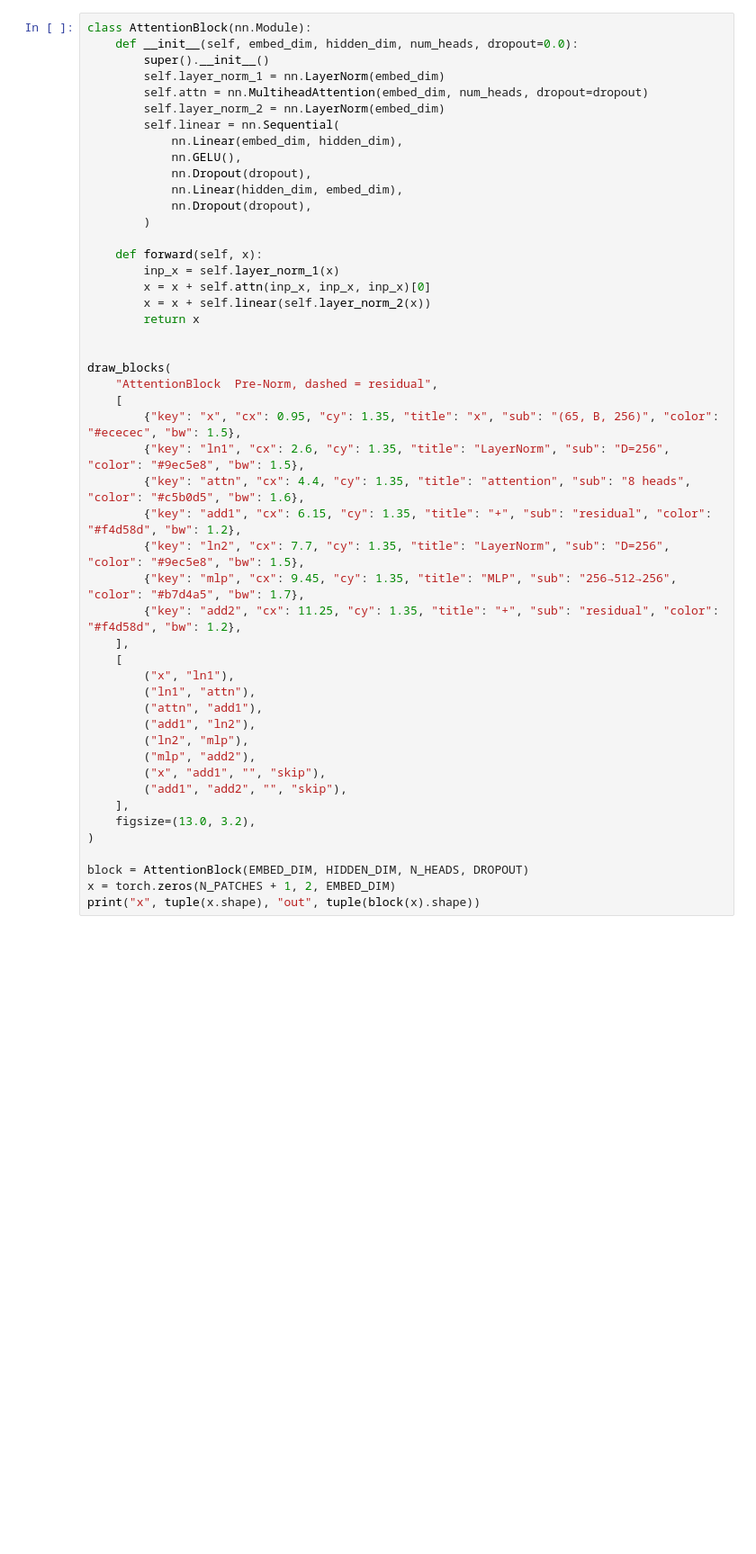
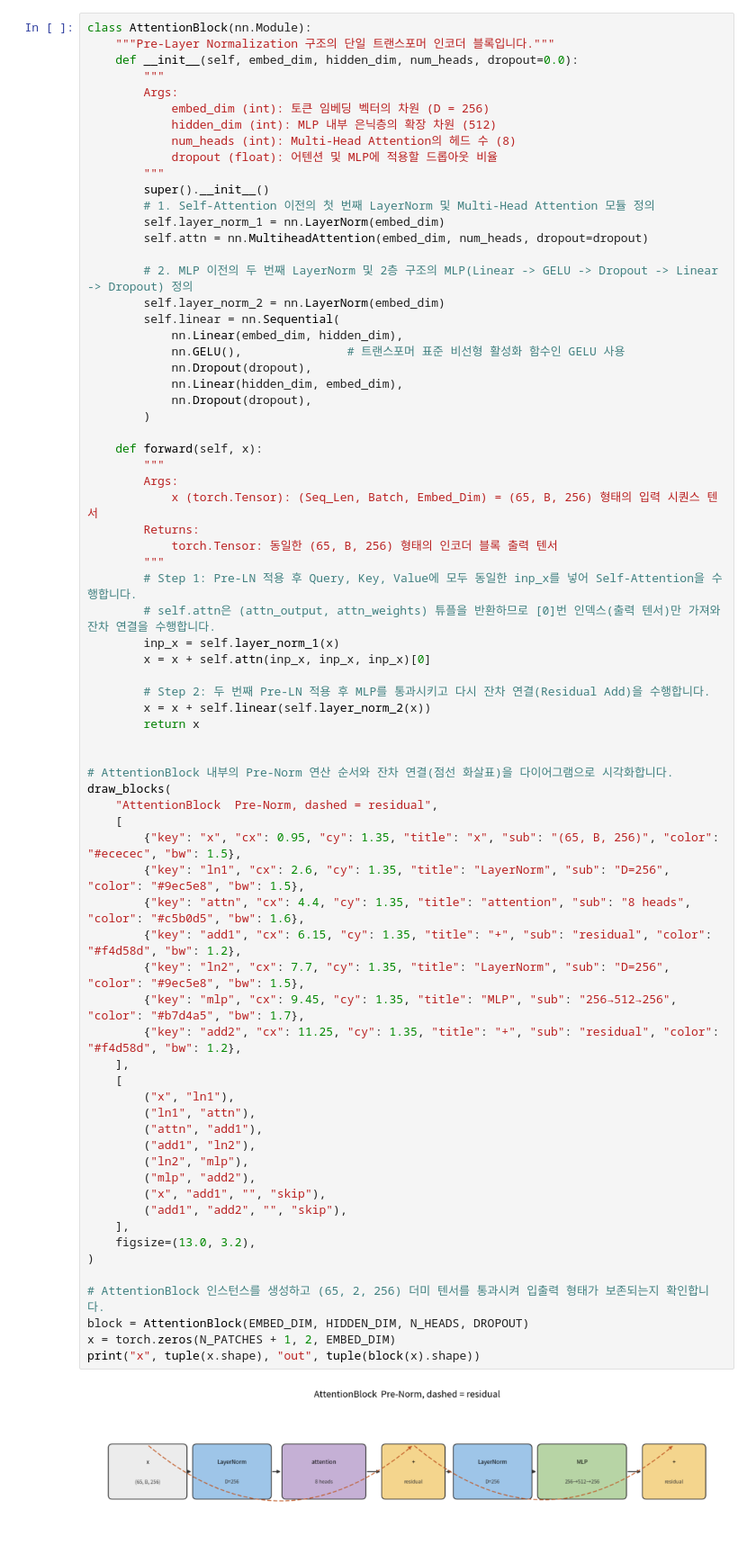
Before and after one commit to loveiori/ai-lectures, a Jupyter notebook: 7-4_ViT_CIFAR10_Classification.ipynb, the cells around one changed output. Shown at 90% size. Drawn from its saved outputs; the diff is of its cells as text; blank space fills up the shorter version.

```diff
--- a/7-4_ViT_CIFAR10_Classification.ipynb
+++ b/7-4_ViT_CIFAR10_Classification.ipynb
@@ -278,49 +435,74 @@ show_img(Image.open(buf), width=980)
 # %%
 class AttentionBlock(nn.Module):
+    """Pre-Layer Normalization 구조의 단일 트랜스포머 인코더 블록입니다."""
     def __init__(self, embed_dim, hidden_dim, num_heads, dropout=0.0):
+        """
+        Args:
+            embed_dim (int): 토큰 임베딩 벡터의 차원 (D = 256)
+            hidden_dim (int): MLP 내부 은닉층의 확장 차원 (512)
+            num_heads (int): Multi-Head Attention의 헤드 수 (8)
+            dropout (float): 어텐션 및 MLP에 적용할 드롭아웃 비율
+        """
         super().__init__()
+        # 1. Self-Attention 이전의 첫 번째 LayerNorm 및 Multi-Head Attention 모듈 정의
         self.layer_norm_1 = nn.LayerNorm(embed_dim)
         self.attn = nn.MultiheadAttention(embed_dim, num_heads, dropout=dropout)
+
+        # 2. MLP 이전의 두 번째 LayerNorm 및 2층 구조의 MLP(Linear -> GELU -> Dropout -> Linear -> Dropout) 정의
         self.layer_norm_2 = nn.LayerNorm(embed_dim)
         self.linear = nn.Sequential(
             nn.Linear(embed_dim, hidden_dim),
-            nn.GELU(),
+            nn.GELU(),               # 트랜스포머 표준 비선형 활성화 함수인 GELU 사용
             nn.Dropout(dropout),
             nn.Linear(hidden_dim, embed_dim),
             nn.Dropout(dropout),
         )
 
     def forward(self, x):
+        """
+        Args:
+            x (torch.Tensor): (Seq_Len, Batch, Embed_Dim) = (65, B, 256) 형태의 입력 시퀀스 텐서
+        Returns:
+            torch.Tensor: 동일한 (65, B, 256) 형태의 인코더 블록 출력 텐서
+        """
+        # Step 1: Pre-LN 적용 후 Query, Key, Value에 모두 동일한 inp_x를 넣어 Self-Attention을 수행합니다.
+        # self.attn은 (attn_output, attn_weights) 튜플을 반환하므로 [0]번 인덱스(출력 텐서)만 가져와 잔차 연결을 수행합니다.
         inp_x = self.layer_norm_1(x)
         x = x + self.attn(inp_x, inp_x, inp_x)[0]
+
+        # Step 2: 두 번째 Pre-LN 적용 후 MLP를 통과시키고 다시 잔차 연결(Residual Add)을 수행합니다.
         x = x + self.linear(self.layer_norm_2(x))
         return x
 
 
+# AttentionBlock 내부의 Pre-Norm 연산 순서와 잔차 연결(점선 화살표)을 다이어그램으로 시각화합니다.
 draw_blocks(
     "AttentionBlock  Pre-Norm, dashed = residual",
     [
         {"key": "x", "cx": 0.95, "cy": 1.35, "title": "x", "sub": "(65, B, 256)", "color": "#ececec", "bw": 1.5},
         {"key": "ln1", "cx": 2.6, "cy": 1.35, "title": "LayerNorm", "sub": "D=256", "color": "#9ec5e8", "bw": 1.5},
         {"key": "attn", "cx": 4.4, "cy": 1.35, "title": "attention", "sub": "8 heads", "color": "#c5b0d5", "bw": 1.6},
         {"key": "add1", "cx": 6.15, "cy": 1.35, "title": "+", "sub": "residual", "color": "#f4d58d", "bw": 1.2},
         {"key": "ln2", "cx": 7.7, "cy": 1.35, "title": "LayerNorm", "sub": "D=256", "color": "#9ec5e8", "bw": 1.5},
         {"key": "mlp", "cx": 9.45, "cy": 1.35, "title": "MLP", "sub": "256→512→256", "color": "#b7d4a5", "bw": 1.7},
         {"key": "add2", "cx": 11.25, "cy": 1.35, "title": "+", "sub": "residual", "color": "#f4d58d", "bw": 1.2},
     ],
     [
         ("x", "ln1"),
         ("ln1", "attn"),
         ("attn", "add1"),
         ("add1", "ln2"),
         ("ln2", "mlp"),
         ("mlp", "add2"),
         ("x", "add1", "", "skip"),
         ("add1", "add2", "", "skip"),
     ],
     figsize=(13.0, 3.2),
 )
 
+# AttentionBlock 인스턴스를 생성하고 (65, 2, 256) 더미 텐서를 통과시켜 입출력 형태가 보존되는지 확인합니다.
 block = AttentionBlock(EMBED_DIM, HIDDEN_DIM, N_HEADS, DROPOUT)
 x = torch.zeros(N_PATCHES + 1, 2, EMBED_DIM)
 print("x", tuple(x.shape), "out", tuple(block(x).shape))
+# %% [output]
+[figure, added]
```
Also changed, not shown: parts of 19 cells of this notebook, 14 other files.
